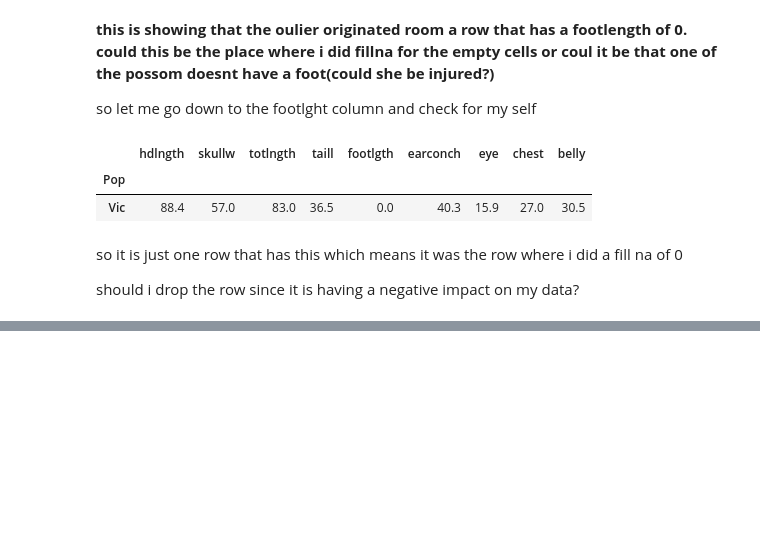
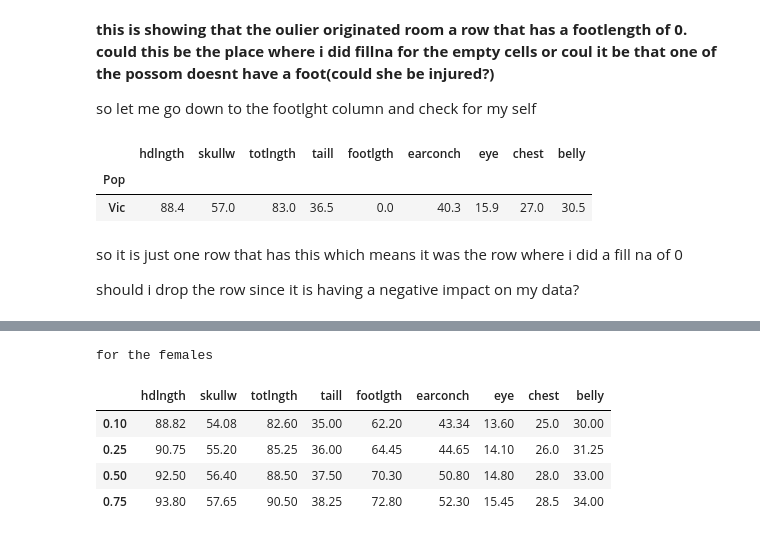
Before and after one commit to bissakaAI/DataAndData_analysis, a Jupyter notebook: Task_folder/pandas/Hamid_jimoh_task18/possumdata.ipynb, the cells around one changed output, grey strips where cells are left out. Cells and saved outputs as stored; diff of their text form; code cells hidden in the pictures; blank space fills up the shorter version.

```diff
--- a/Task_folder/pandas/Hamid_jimoh_task18/possumdata.ipynb
+++ b/Task_folder/pandas/Hamid_jimoh_task18/possumdata.ipynb
@@ -517,0 +588,10 @@ should i drop the row since it is having a negative impact on my data?
+# %%
+print("\nfor the females\n")
+percentilesfemale
+# %% [output]
+for the females
+|  | hdlngth | skullw | totlngth | taill | footlgth | earconch | eye | chest | belly |
+| 0.10 | 88.82 | 54.08 | 82.60 | 35.00 | 62.20 | 43.34 | 13.60 | 25.0 | 30.00 |
+| 0.25 | 90.75 | 55.20 | 85.25 | 36.00 | 64.45 | 44.65 | 14.10 | 26.0 | 31.25 |
+| 0.50 | 92.50 | 56.40 | 88.50 | 37.50 | 70.30 | 50.80 | 14.80 | 28.0 | 33.00 |
+| 0.75 | 93.80 | 57.65 | 90.50 | 38.25 | 72.80 | 52.30 | 15.45 | 28.5 | 34.00 |
```
Also changed, not shown: parts of 13 cells of this notebook.
